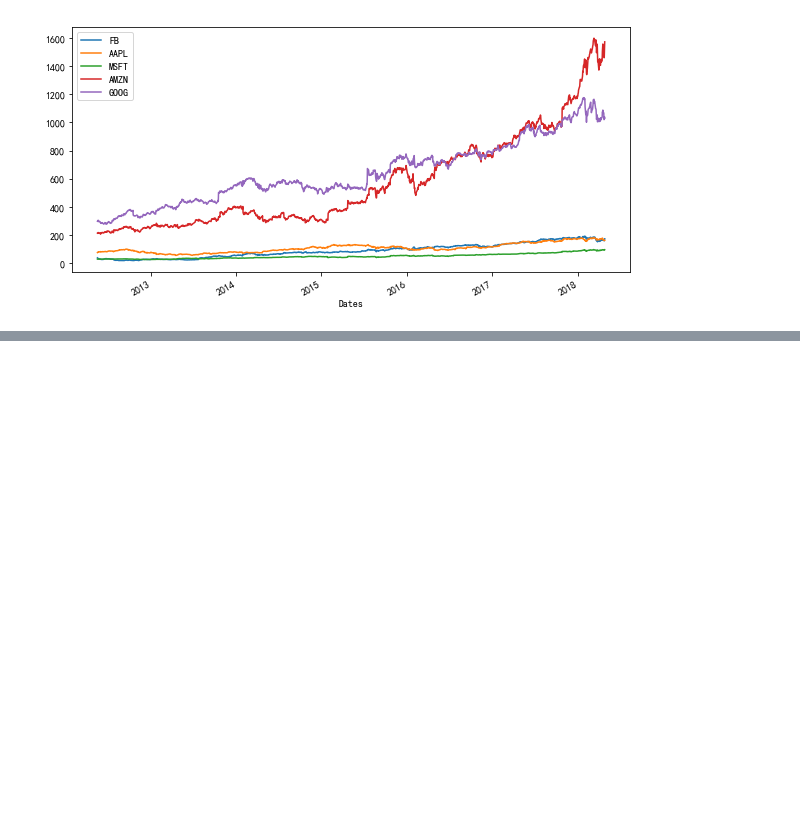
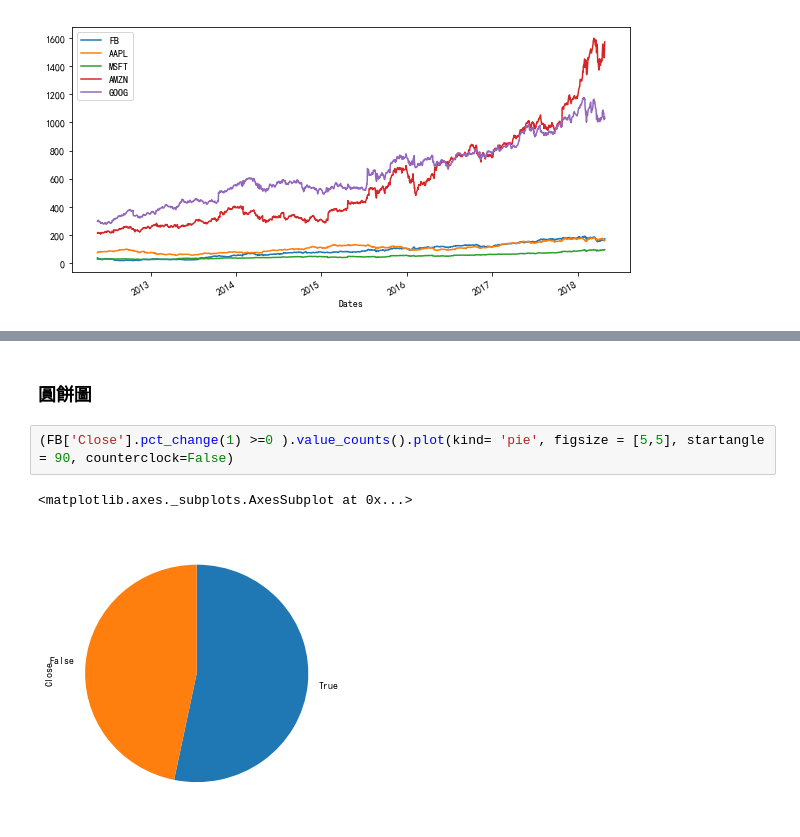
Before and after one commit to ywchiu/tibamepy, a Jupyter notebook: Demo20180428.ipynb, the cells around one changed output, grey strips where cells are left out. Saved outputs shown, nothing was run; the diff lists cells and outputs as text; blank space fills up the shorter version.

```diff
--- a/Demo20180428.ipynb
+++ b/Demo20180428.ipynb
@@ -596,0 +620,7 @@ m3.plot(x = 'Dates', y= ['FB', 'AAPL','MSFT', 'AMZN', 'GOOG'], kind = 'line', fi
+# %% [markdown]
+### 圓餅圖
+# %%
+(FB['Close'].pct_change(1) >=0 ).value_counts().plot(kind= 'pie', figsize = [5,5], startangle = 90, counterclock=False)
+# %% [output]
+<matplotlib.axes._subplots.AxesSubplot at 0x...>
+[figure, added]
```
Also changed, not shown: parts of 23 cells of this notebook.
